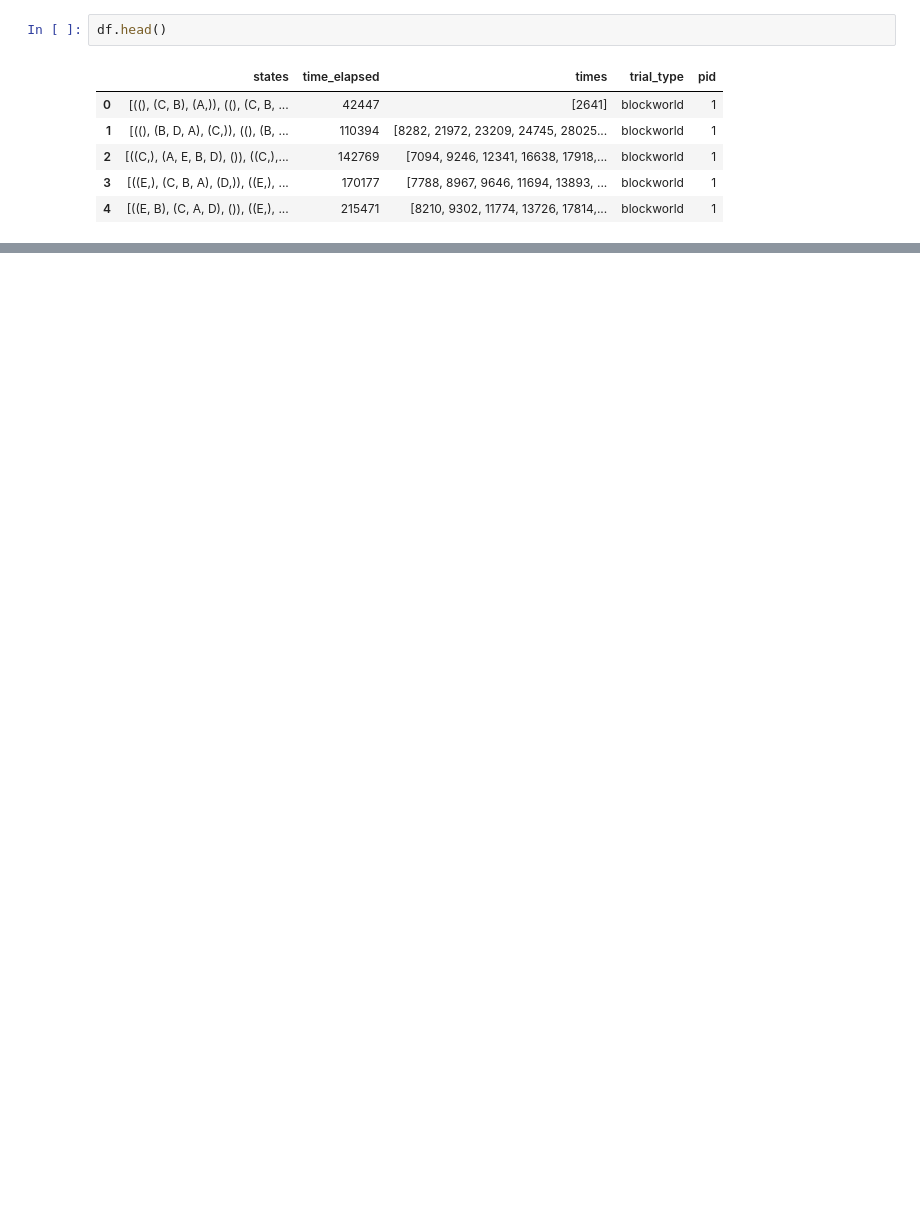
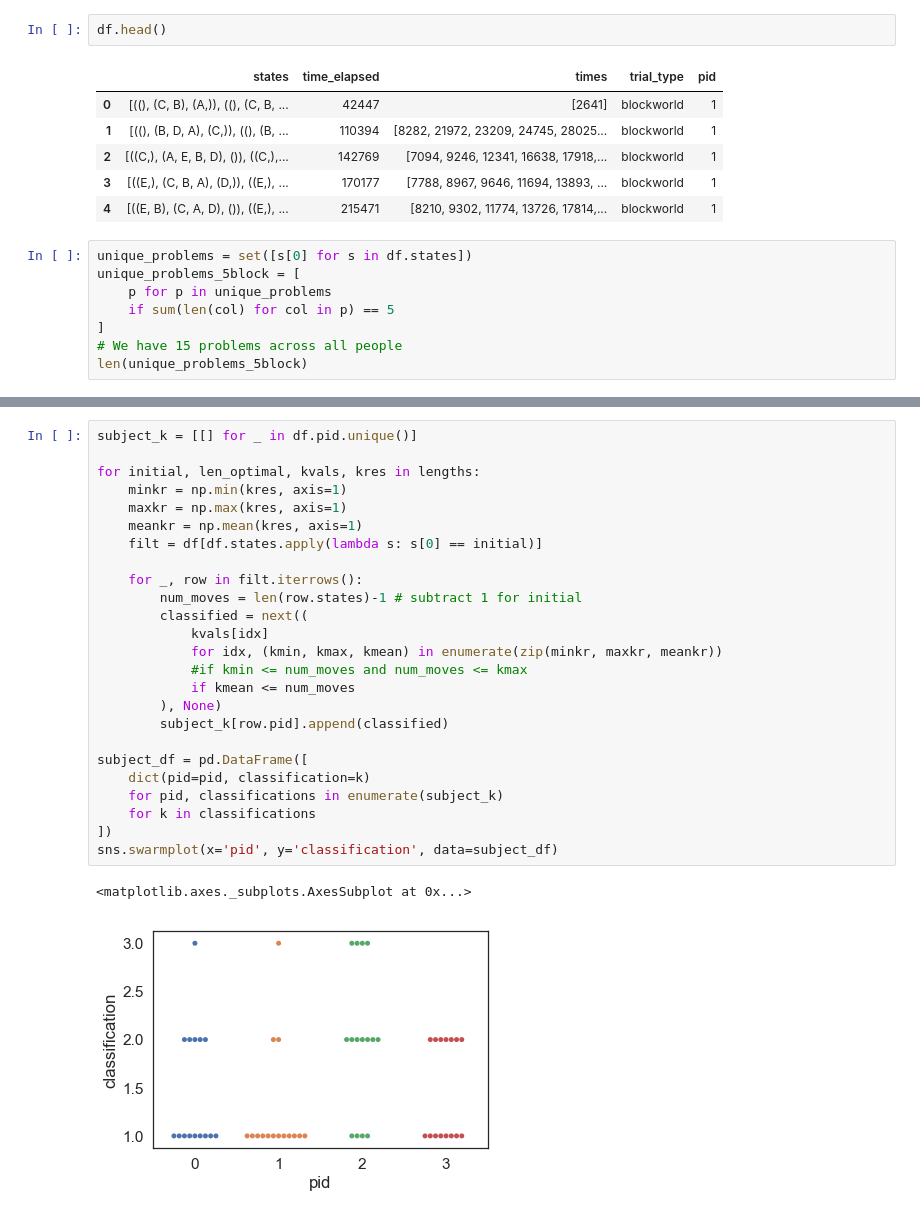
Before and after one commit to fredcallaway/multigoals, a Jupyter notebook: analysis/main.ipynb, the cells around one changed output, grey strips where cells are left out. Drawn from its saved outputs; the diff is of its cells as text; blank space fills up the shorter version.

```diff
--- a/analysis/main.ipynb
+++ b/analysis/main.ipynb
@@ -31,3 +55,11 @@ df.head()
 | 2 | [((C,), (A, E, B, D), ()), ((C,),... | 142769 | [7094, 9246, 12341, 16638, 17918,... | blockworld | 1 |
 | 3 | [((E,), (C, B, A), (D,)), ((E,), ... | 170177 | [7788, 8967, 9646, 11694, 13893, ... | blockworld | 1 |
 | 4 | [((E, B), (C, A, D), ()), ((E,), ... | 215471 | [8210, 9302, 11774, 13726, 17814,... | blockworld | 1 |
+# %%
+unique_problems = set([s[0] for s in df.states])
+unique_problems_5block = [
+    p for p in unique_problems
+    if sum(len(col) for col in p) == 5
+]
+# We have 15 problems across all people
+len(unique_problems_5block)
@@ -33,0 +148,28 @@ df.head()
+# %%
+subject_k = [[] for _ in df.pid.unique()]
+
+for initial, len_optimal, kvals, kres in lengths:
+    minkr = np.min(kres, axis=1)
+    maxkr = np.max(kres, axis=1)
+    meankr = np.mean(kres, axis=1)
+    filt = df[df.states.apply(lambda s: s[0] == initial)]
+
+    for _, row in filt.iterrows():
+        num_moves = len(row.states)-1 # subtract 1 for initial
+        classified = next((
+            kvals[idx]
+            for idx, (kmin, kmax, kmean) in enumerate(zip(minkr, maxkr, meankr))
+            #if kmin <= num_moves and num_moves <= kmax
+            if kmean <= num_moves
+        ), None)
+        subject_k[row.pid].append(classified)
+
+subject_df = pd.DataFrame([
+    dict(pid=pid, classification=k)
+    for pid, classifications in enumerate(subject_k)
+    for k in classifications
+])
+sns.swarmplot(x='pid', y='classification', data=subject_df)
+# %% [output]
+<matplotlib.axes._subplots.AxesSubplot at 0x...>
+[figure, added]
```
Also changed, not shown: parts of 14 cells of this notebook, 2 other files.
